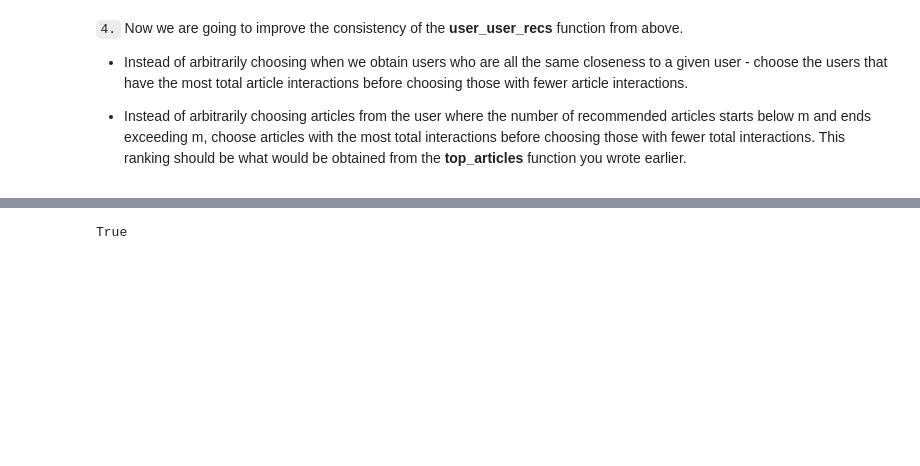
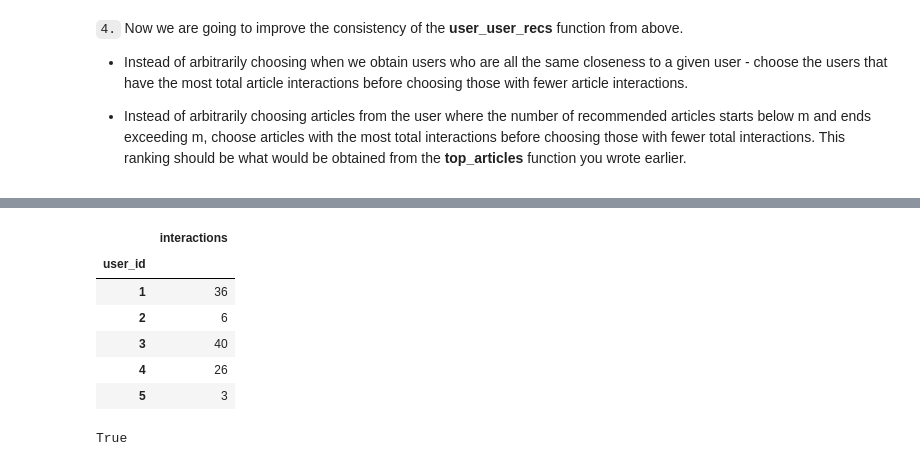
Before and after one commit to Kilie/recommendations_with_IBM, a Jupyter notebook: Recommendations_with_IBM.ipynb, the cells around one changed output, grey strips where cells are left out. Drawn from its saved outputs; the diff is of its cells as text; code cells hidden in the pictures; blank space fills up the shorter version.

```diff
--- a/Recommendations_with_IBM.ipynb
+++ b/Recommendations_with_IBM.ipynb
@@ -510,3 +536,18 @@ most_similar_users = similar_user_matrix[20].index.tolist()
+# %%
+copy = user_item.copy()
+s = pd.DataFrame(copy.sum(axis=1), columns=['interactions']).sort_values('interactions', ascending=False)
+
+#copy['interactions'] = copy.sum(axis=1)
+# %%
+s.head()
+# %% [output]
+|  | interactions |
+| user_id |  |
+| 1 | 36 |
+| 2 | 6 |
+| 3 | 40 |
+| 4 | 26 |
+| 5 | 3 |
 # %%
 neighbor_id = find_similar_users(20, user_item=user_item.iloc[:100])
 neighbor_id == most_similar_users
```
Also changed, not shown: parts of 4 cells of this notebook.
